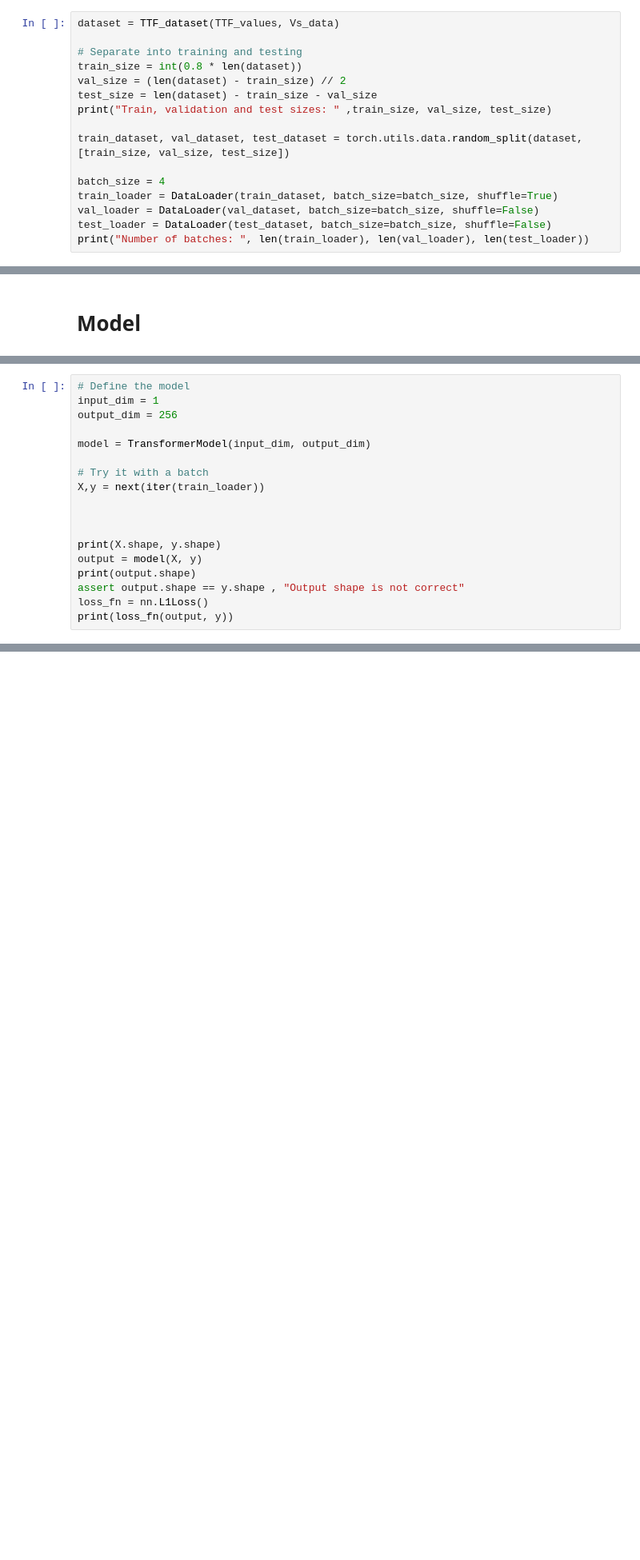
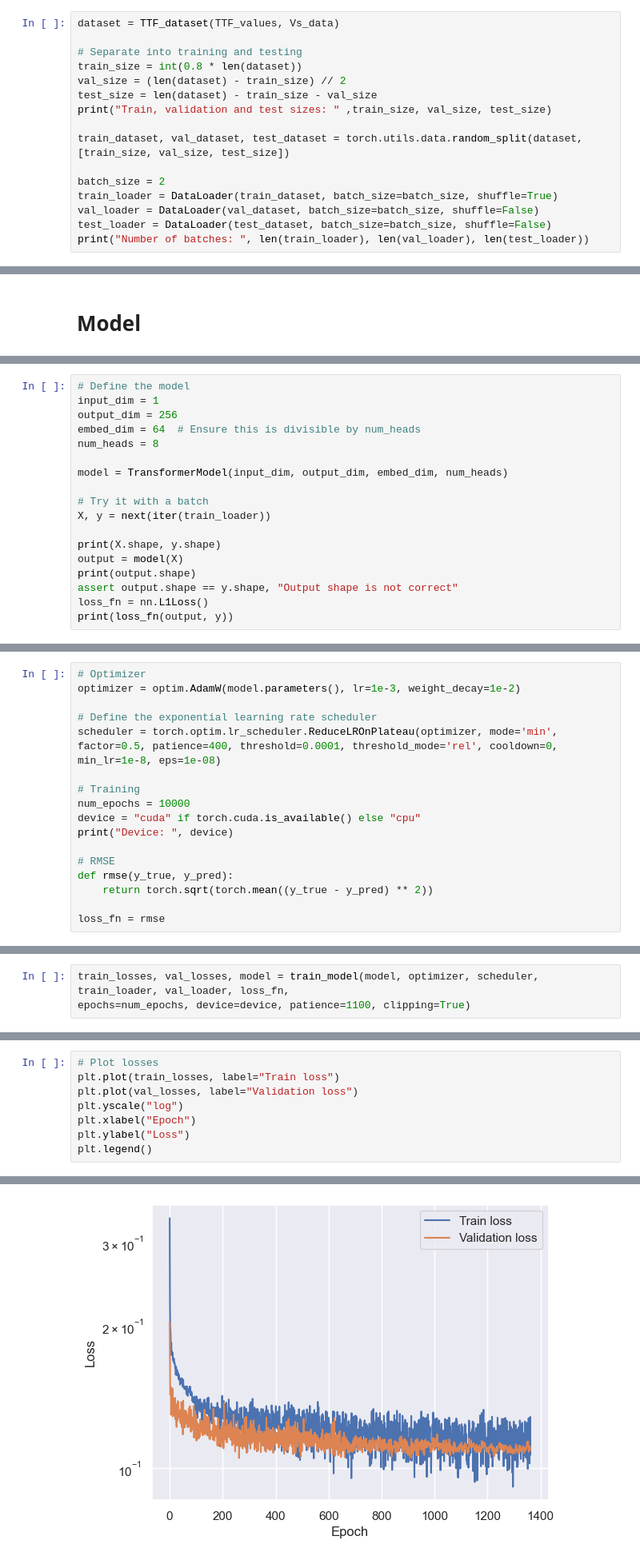
Before and after one commit to KurtSoncco/GNN_Soil_Dynamics, a Jupyter notebook: Transformer.ipynb, the cells around one changed output, grey strips where cells are left out. Shown at 80% size. Cells and saved outputs as stored; diff of their text form; blank space fills up the shorter version.

```diff
--- a/Transformer.ipynb
+++ b/Transformer.ipynb
@@ -81,7 +81,7 @@ print("Train, validation and test sizes: " ,train_size, val_size, test_size)
 
 train_dataset, val_dataset, test_dataset = torch.utils.data.random_split(dataset, [train_size, val_size, test_size])
 
-batch_size = 4
+batch_size = 2
 train_loader = DataLoader(train_dataset, batch_size=batch_size, shuffle=True)
 val_loader = DataLoader(val_dataset, batch_size=batch_size, shuffle=False)
 test_loader = DataLoader(test_dataset, batch_size=batch_size, shuffle=False)
@@ -110,18 +116,18 @@ class TransformerModel(nn.Module):
 # Define the model
 input_dim = 1
 output_dim = 256
+embed_dim = 64  # Ensure this is divisible by num_heads
+num_heads = 8
 
-model = TransformerModel(input_dim, output_dim)
+model = TransformerModel(input_dim, output_dim, embed_dim, num_heads)
 
 # Try it with a batch
-X,y = next(iter(train_loader))
-
-
+X, y = next(iter(train_loader))
 
 print(X.shape, y.shape)
-output = model(X, y)
+output = model(X)
 print(output.shape)
-assert output.shape == y.shape , "Output shape is not correct"
+assert output.shape == y.shape, "Output shape is not correct"
 loss_fn = nn.L1Loss()
 print(loss_fn(output, y))
 # %% [output]
@@ -130,0 +261,18 @@ tensor(0.4736, grad_fn=<MeanBackward0>)
+# %%
+# Optimizer
+optimizer = optim.AdamW(model.parameters(), lr=1e-3, weight_decay=1e-2)
+
+# Define the exponential learning rate scheduler
+scheduler = torch.optim.lr_scheduler.ReduceLROnPlateau(optimizer, mode='min',
+factor=0.5, patience=400, threshold=0.0001, threshold_mode='rel', cooldown=0, min_lr=1e-8, eps=1e-08)
+
+# Training
+num_epochs = 10000
+device = "cuda" if torch.cuda.is_available() else "cpu"
+print("Device: ", device)
+
+# RMSE
+def rmse(y_true, y_pred):
+    return torch.sqrt(torch.mean((y_true - y_pred) ** 2))
+
+loss_fn = rmse
@@ -130,0 +281,3 @@ tensor(0.4736, grad_fn=<MeanBackward0>)
+# %%
+train_losses, val_losses, model = train_model(model, optimizer, scheduler, train_loader, val_loader, loss_fn,
+epochs=num_epochs, device=device, patience=1100, clipping=True)
@@ -130,0 +292,9 @@ tensor(0.4736, grad_fn=<MeanBackward0>)
+# %%
+# Plot losses
+plt.plot(train_losses, label="Train loss")
+plt.plot(val_losses, label="Validation loss")
+plt.yscale("log")
+plt.xlabel("Epoch")
+plt.ylabel("Loss")
+plt.legend()
+# %% [output]
@@ -130,0 +302 @@ tensor(0.4736, grad_fn=<MeanBackward0>)
+[figure, added]
```
Also changed, not shown: parts of 13 cells of this notebook, 2 other files.
